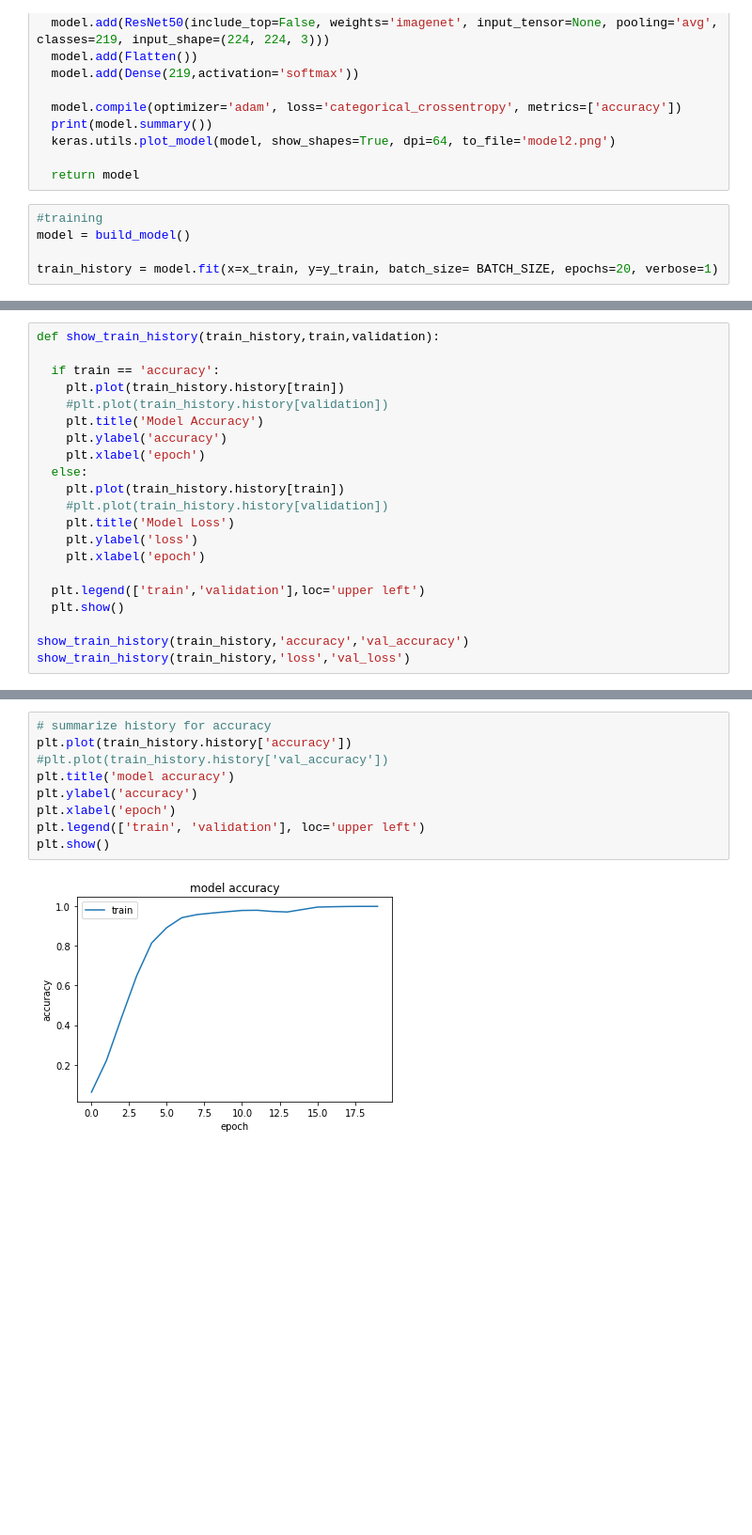
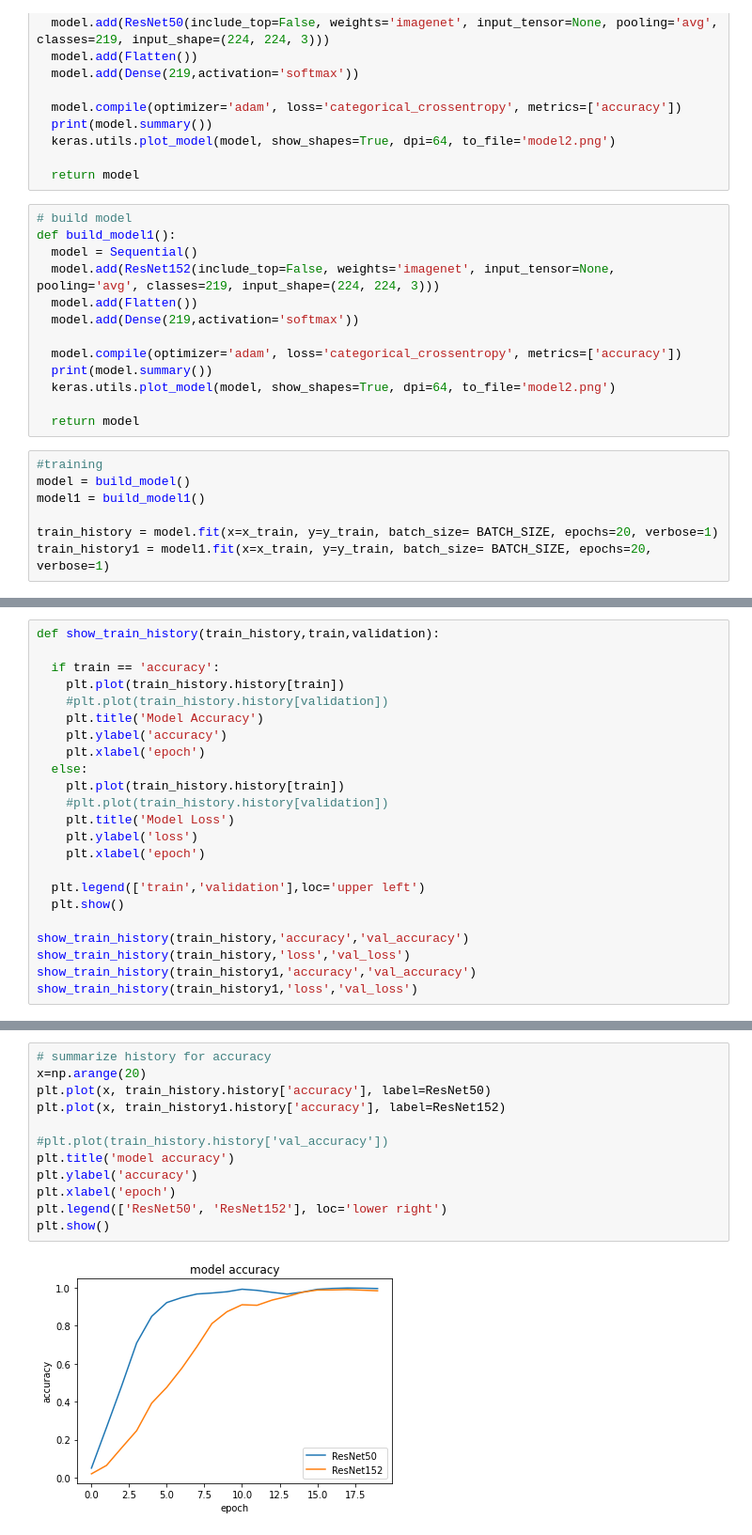
Before and after one commit to monjjjjj/orchid_classification, a Jupyter notebook: orchid_classification.ipynb, the cells around one changed output, grey strips where cells are left out. Shown at 94% size. Cells and saved outputs as stored; diff of their text form; blank space fills up the shorter version.

```diff
--- a/orchid_classification.ipynb
+++ b/orchid_classification.ipynb
@@ -116,9 +110,24 @@ def build_model():
   keras.utils.plot_model(model, show_shapes=True, dpi=64, to_file='model2.png')
 
   return model
+# %%
+# build model
+def build_model1():
+  model = Sequential()
+  model.add(ResNet152(include_top=False, weights='imagenet', input_tensor=None, pooling='avg', classes=219, input_shape=(224, 224, 3)))
+  model.add(Flatten())
+  model.add(Dense(219,activation='softmax'))
+
+  model.compile(optimizer='adam', loss='categorical_crossentropy', metrics=['accuracy'])
+  print(model.summary())
+  keras.utils.plot_model(model, show_shapes=True, dpi=64, to_file='model2.png')
+
+  return model
 # %%
 #training
 model = build_model()
+model1 = build_model1()
 
 train_history = model.fit(x=x_train, y=y_train, batch_size= BATCH_SIZE, epochs=20, verbose=1)
+train_history1 = model1.fit(x=x_train, y=y_train, batch_size= BATCH_SIZE, epochs=20, verbose=1)
 # %% [output]
@@ -164,4 +175,6 @@ def show_train_history(train_history,train,validation):
 
 show_train_history(train_history,'accuracy','val_accuracy')
 show_train_history(train_history,'loss','val_loss')
+show_train_history(train_history1,'accuracy','val_accuracy')
+show_train_history(train_history1,'loss','val_loss')
 # %% [output]
@@ -170,11 +185,14 @@ show_train_history(train_history,'loss','val_loss')
 # %%
 # summarize history for accuracy
-plt.plot(train_history.history['accuracy'])
+x=np.arange(20)
+plt.plot(x, train_history.history['accuracy'], label=ResNet50)
+plt.plot(x, train_history1.history['accuracy'], label=ResNet152)
+
 #plt.plot(train_history.history['val_accuracy'])
 plt.title('model accuracy')
 plt.ylabel('accuracy')
 plt.xlabel('epoch')
-plt.legend(['train', 'validation'], loc='upper left')
+plt.legend(['ResNet50', 'ResNet152'], loc='lower right')
 plt.show()
 # %% [output]
-[figure, old version]
+[figure, new version]
```
Also changed, not shown: parts of 8 cells of this notebook.
